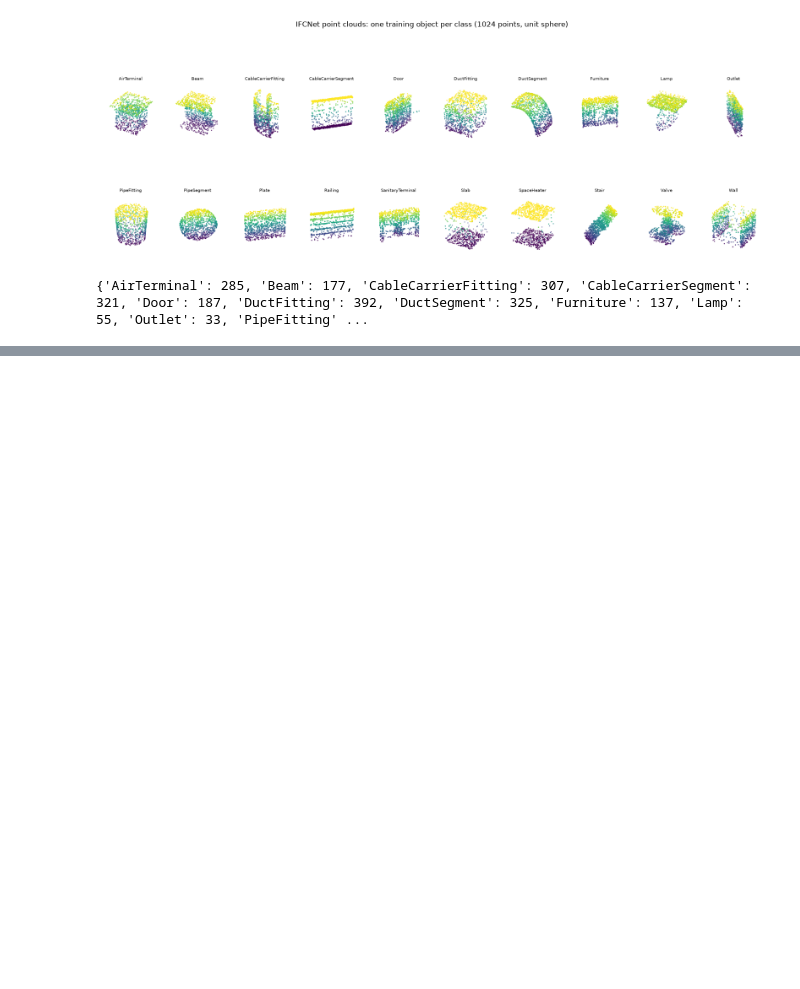
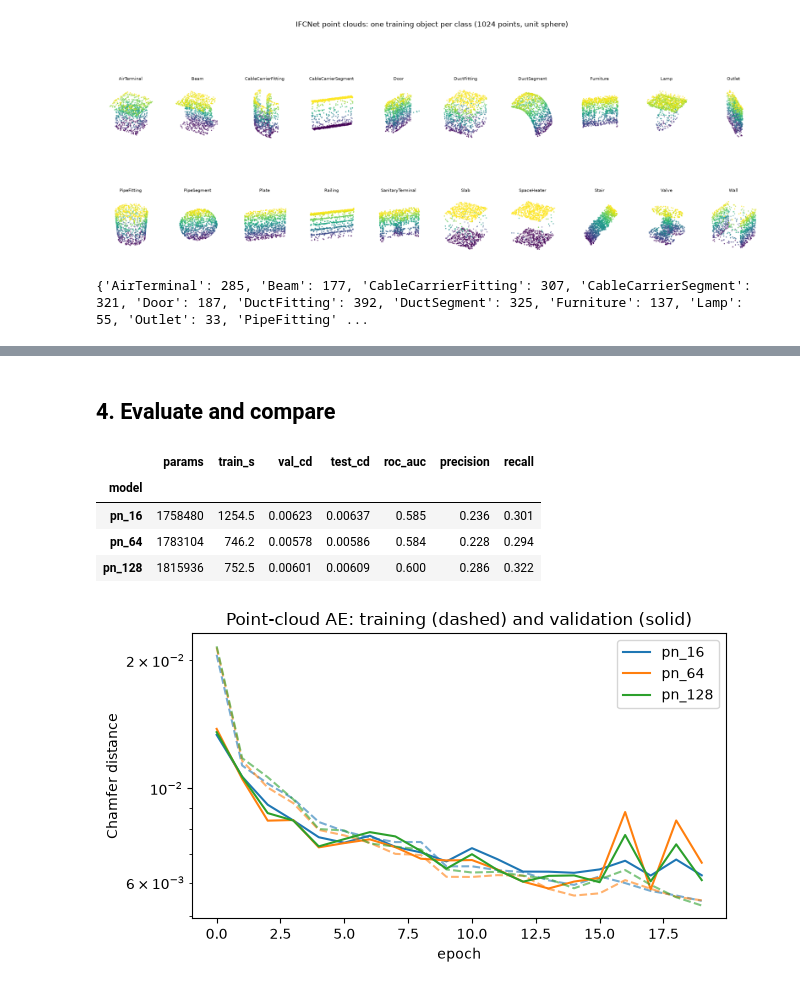
Before and after one commit to iaac-maai/hackathon-team2-ifcnet, a Jupyter notebook: 01_autoencoder/notebook/pointcloud.ipynb, the cells around one changed output, grey strips where cells are left out. Cells and saved outputs as stored; diff of their text form; code cells hidden in the pictures; blank space fills up the shorter version.

Commit message:
notebook edit and point cloud results

```diff
--- a/01_autoencoder/notebook/pointcloud.ipynb
+++ b/01_autoencoder/notebook/pointcloud.ipynb
@@ -12,7 +12,10 @@ import matplotlib.pyplot as plt
 SEED = 42
 random.seed(SEED); np.random.seed(SEED); torch.manual_seed(SEED)
 
-ROOT = Path("../../data/ply")      # data/ply/<IfcClass>/<train|test>/<id>.ply
+# data folder: works for data/ply and data/IFCNetCorePly (depends on how the zip was extracted)
+ROOT = next(p for p in [Path("../../data/ply"), Path("../../data/IFCNetCorePly")]
+            if any(p.glob("*/*/*.ply")))
+print("data root:", ROOT)
 FIG = Path("../figures"); FIG.mkdir(exist_ok=True)
 N_POINTS = 1024                    # points per object fed to the model (from 2048)
 CACHE = ROOT / f"ifcnet_pc{N_POINTS}_cache.pt"
@@ -86,0 +203,33 @@ print({classes[c][3:]: int(counts[c]) for c in range(len(classes))})
+# %% [markdown]
+## 4. Evaluate and compare
+# %%
+yv, yt = is_anom_val.numpy(), is_anom_test.numpy()
+for r in results:
+    m = models[r["model"]]
+    e_val, e_test = score(m, X_val).numpy(), score(m, X_test).numpy()
+    thr = float(np.quantile(e_val[yv == 0], 0.95))          # threshold from VAL normals only
+    pred = (e_test > thr).astype(int)
+    r.update({"val_cd": round(float(e_val[yv == 0].mean()), 5),
+              "test_cd": round(float(e_test[yt == 0].mean()), 5),
+              "roc_auc": round(roc_auc_score(yt, e_test), 3),
+              "precision": round(precision_score(yt, pred, zero_division=0), 3),
+              "recall": round(recall_score(yt, pred, zero_division=0), 3), "thr": thr})
+
+df3 = pd.DataFrame(results).set_index("model")
+display(df3.drop(columns="thr"))
+df3.drop(columns="thr").to_csv(FIG.parent / "comparison_3d.csv")
+
+fig, ax = plt.subplots(figsize=(6.5, 3.8))
+for i, (n, h) in enumerate(histories.items()):
+    ax.plot([t for t, _ in h], ls="--", color=f"C{i}", alpha=.6)
+    ax.plot([v for _, v in h], color=f"C{i}", label=n)
+ax.set_xlabel("epoch"); ax.set_ylabel("Chamfer distance"); ax.set_yscale("log")
+ax.set_title("Point-cloud AE: training (dashed) and validation (solid)")
+ax.legend(); plt.tight_layout(); plt.savefig(FIG / "3d_02_val_curves.png", dpi=150); plt.show()
+# %% [output]
+|  | params | train_s | val_cd | test_cd | roc_auc | precision | recall |
+| model |  |  |  |  |  |  |  |
+| pn_16 | 1758480 | 1254.5 | 0.00623 | 0.00637 | 0.585 | 0.236 | 0.301 |
+| pn_64 | 1783104 | 746.2 | 0.00578 | 0.00586 | 0.584 | 0.228 | 0.294 |
+| pn_128 | 1815936 | 752.5 | 0.00601 | 0.00609 | 0.600 | 0.286 | 0.322 |
+[figure, added]
```
Also changed, not shown: parts of 4 cells of this notebook, 2 other files.
